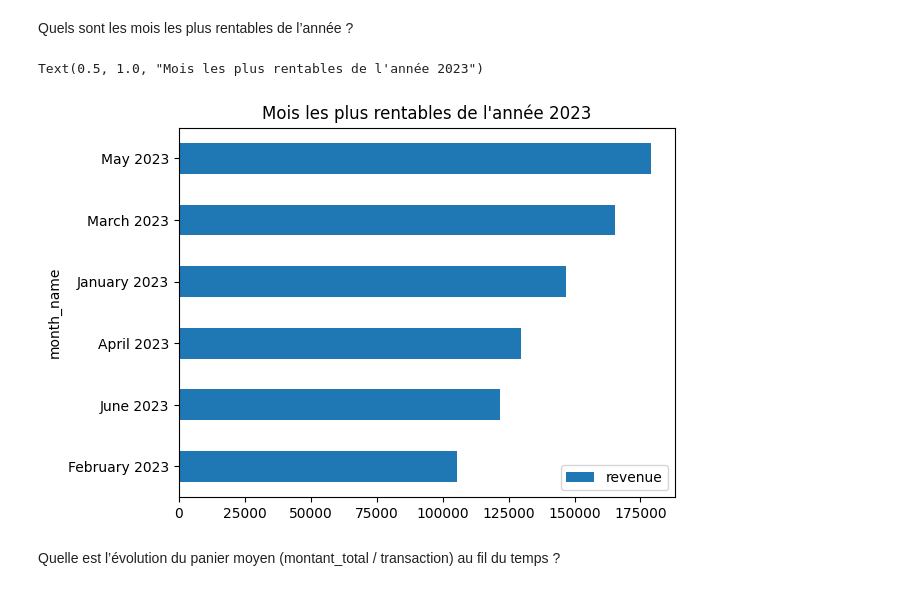
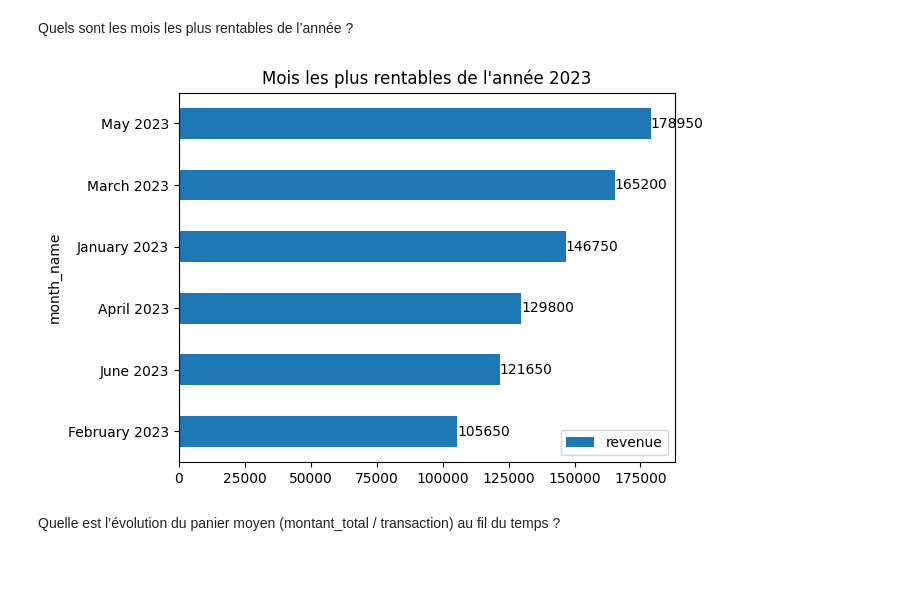
Before and after one commit to thomas-lefloch/spark_dbt, a Jupyter notebook: data_cleaning.ipynb, the cells around one changed output. Saved outputs shown, nothing was run; the diff lists cells and outputs as text; code cells hidden in the pictures.

```diff
--- a/data_cleaning.ipynb
+++ b/data_cleaning.ipynb
@@ -354,21 +354,22 @@ sql(query).plot(x="month", y="revenue", title="Chiffre d'affaires mensuel")
 # %% [markdown]
 Quels sont les mois les plus rentables de l’année ?
 # %%
-query = """
-SELECT date_trunc('month', date) as month, SUM(montant_total) as revenue
+avg_basket_per_day = """
+SELECT
+    date_trunc('month', date) as month,
+    SUM(montant_total) as revenue
 FROM fact_vente
 WHERE year(date) = 2023
 GROUP BY month
 ORDER BY revenue ASC;
 """
 
-data = sql(query)
+data = sql(avg_basket_per_day)
 data["month_name"] = data["month"].dt.strftime("%B %Y")
-p = data.plot.barh(x="month_name", y="revenue")
-p.set_title("Mois les plus rentables de l'année 2023")
+p = data.plot.barh(x="month_name", y="revenue", title="Mois les plus rentables de l'année 2023")
+_ = p.bar_label(p.containers[0])
 # %% [output]
-Text(0.5, 1.0, "Mois les plus rentables de l'année 2023")
-[figure, old version]
+[figure, new version]
 # %% [markdown]
 Quelle est l’évolution du panier moyen (montant_total / transaction) au fil du temps ?
 # %%
```
Also changed, not shown: parts of 8 cells of this notebook.
